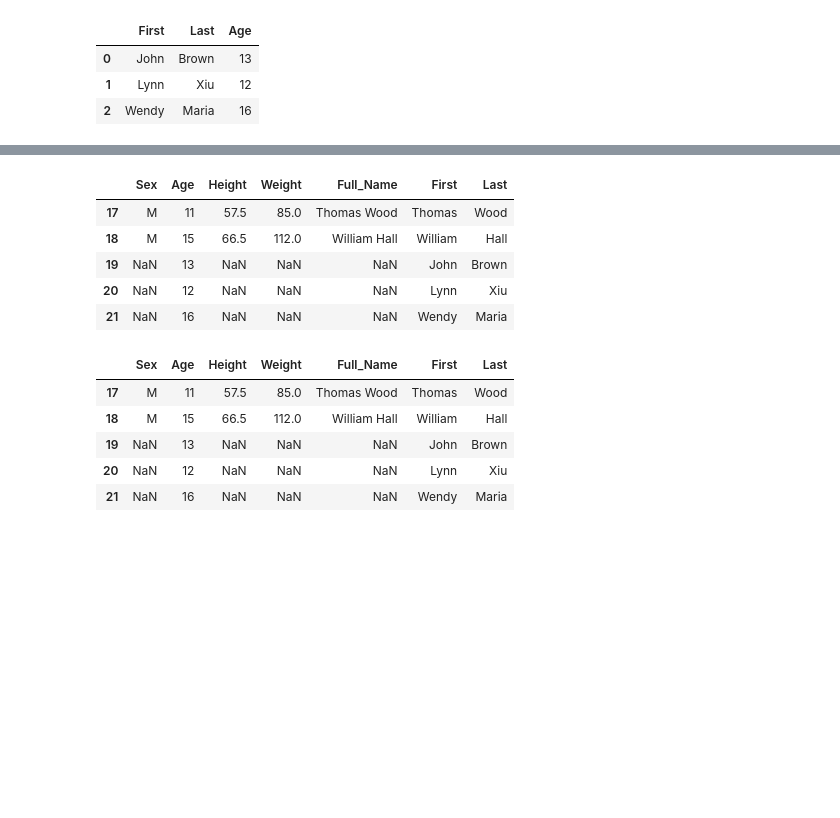
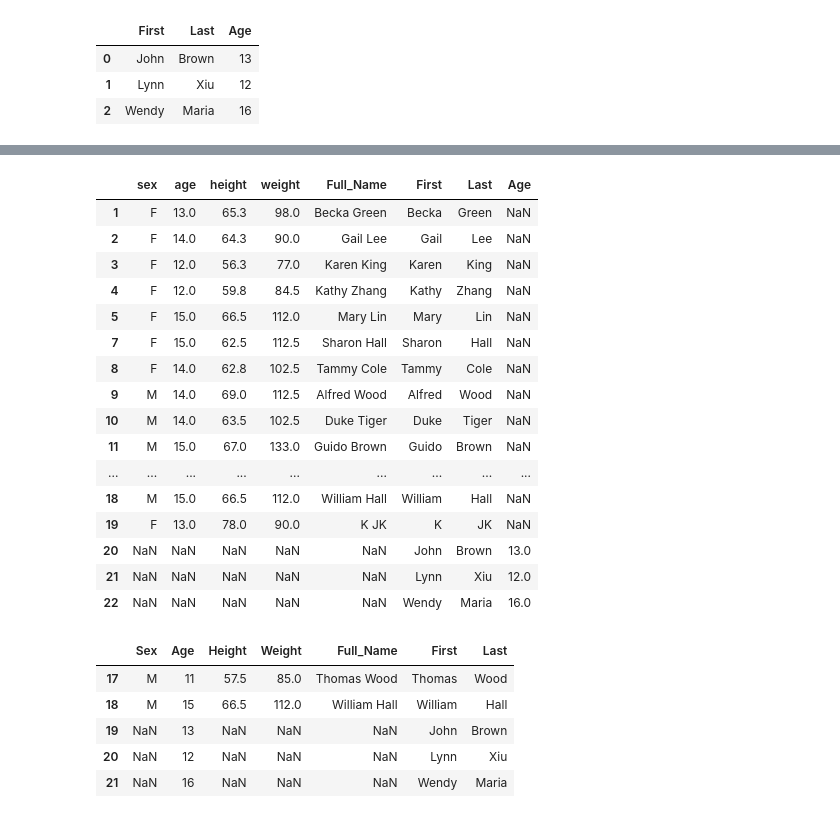
Before and after one commit to User-zwj/Pandas-Practice, a Jupyter notebook: Pandas Exercise.ipynb, the cells around one changed output, grey strips where cells are left out. Saved outputs shown, nothing was run; the diff lists cells and outputs as text; code cells hidden in the pictures; blank space fills up the shorter version.

```diff
--- a/Pandas Exercise.ipynb
+++ b/Pandas Exercise.ipynb
@@ -1427,0 +1485,3 @@ df.head()
+# %%
+new_row = {"first_name":"K", "sex":"F", "age":13, "height":78.0, "weight":90.0, "Last":"JK"}
+df = df.append(new_row, ignore_index=True)
@@ -1450,5 +1516,5 @@ df['Name'] + ' ' + df['Last']
 dtype: object
 # %%
-df['Full_Name'] = df['Name'] + ' ' + df['Last']
+df['Full_Name'] = df['first_name'] + ' ' + df['Last']
 df.head()
 # %% [output]
@@ -1487,5 +1542,3 @@ df.head()
 | 2 | Gail | F | 14 | 64.3 | 90.0 | Lee | Gail Lee |
 | 3 | Karen | F | 12 | 56.3 | 77.0 | King | Karen King |
 | 4 | Kathy | F | 12 | 59.8 | 84.5 | Zhang | Kathy Zhang |
-# %%
-df.drop(columns = ['Name', 'Last'], inplace=True)
@@ -1500,0 +1572,2 @@ df.head()
+# %%
+df.drop(columns = ['first_name', 'Last'], inplace=True)
@@ -1634,13 +1731,24 @@ KeyError: '[1] not found in axis'
 # %%
 filt_eg = df['Last']=='Smith'
-df.drop(index=df[filt_eg].index)
+df.drop(df[filt_eg].index)
 # %% [output]
-|  | Sex | Age | Height | Weight | Full_Name | First | Last |
-| 17 | M | 11 | 57.5 | 85.0 | Thomas Wood | Thomas | Wood |
-| 18 | M | 15 | 66.5 | 112.0 | William Hall | William | Hall |
-| 19 | NaN | 13 | NaN | NaN | NaN | John | Brown |
-| 20 | NaN | 12 | NaN | NaN | NaN | Lynn | Xiu |
-| 21 | NaN | 16 | NaN | NaN | NaN | Wendy | Maria |
+|  | sex | age | height | weight | Full_Name | First | Last | Age |
+| 1 | F | 13.0 | 65.3 | 98.0 | Becka Green | Becka | Green | NaN |
+| 2 | F | 14.0 | 64.3 | 90.0 | Gail Lee | Gail | Lee | NaN |
+| 3 | F | 12.0 | 56.3 | 77.0 | Karen King | Karen | King | NaN |
+| 4 | F | 12.0 | 59.8 | 84.5 | Kathy Zhang | Kathy | Zhang | NaN |
+| 5 | F | 15.0 | 66.5 | 112.0 | Mary Lin | Mary | Lin | NaN |
+| 7 | F | 15.0 | 62.5 | 112.5 | Sharon Hall | Sharon | Hall | NaN |
+| 8 | F | 14.0 | 62.8 | 102.5 | Tammy Cole | Tammy | Cole | NaN |
+| 9 | M | 14.0 | 69.0 | 112.5 | Alfred Wood | Alfred | Wood | NaN |
+| 10 | M | 14.0 | 63.5 | 102.5 | Duke Tiger | Duke | Tiger | NaN |
+| 11 | M | 15.0 | 67.0 | 133.0 | Guido Brown | Guido | Brown | NaN |
+| ... | ... | ... | ... | ... | ... | ... | ... | ... |
+| 18 | M | 15.0 | 66.5 | 112.0 | William Hall | William | Hall | NaN |
+| 19 | F | 13.0 | 78.0 | 90.0 | K JK | K | JK | NaN |
+| 20 | NaN | NaN | NaN | NaN | NaN | John | Brown | 13.0 |
+| 21 | NaN | NaN | NaN | NaN | NaN | Lynn | Xiu | 12.0 |
+| 22 | NaN | NaN | NaN | NaN | NaN | Wendy | Maria | 16.0 |
 # %%
 df.head()
 # %% [output]
```
Also changed, not shown: parts of 64 cells of this notebook.
